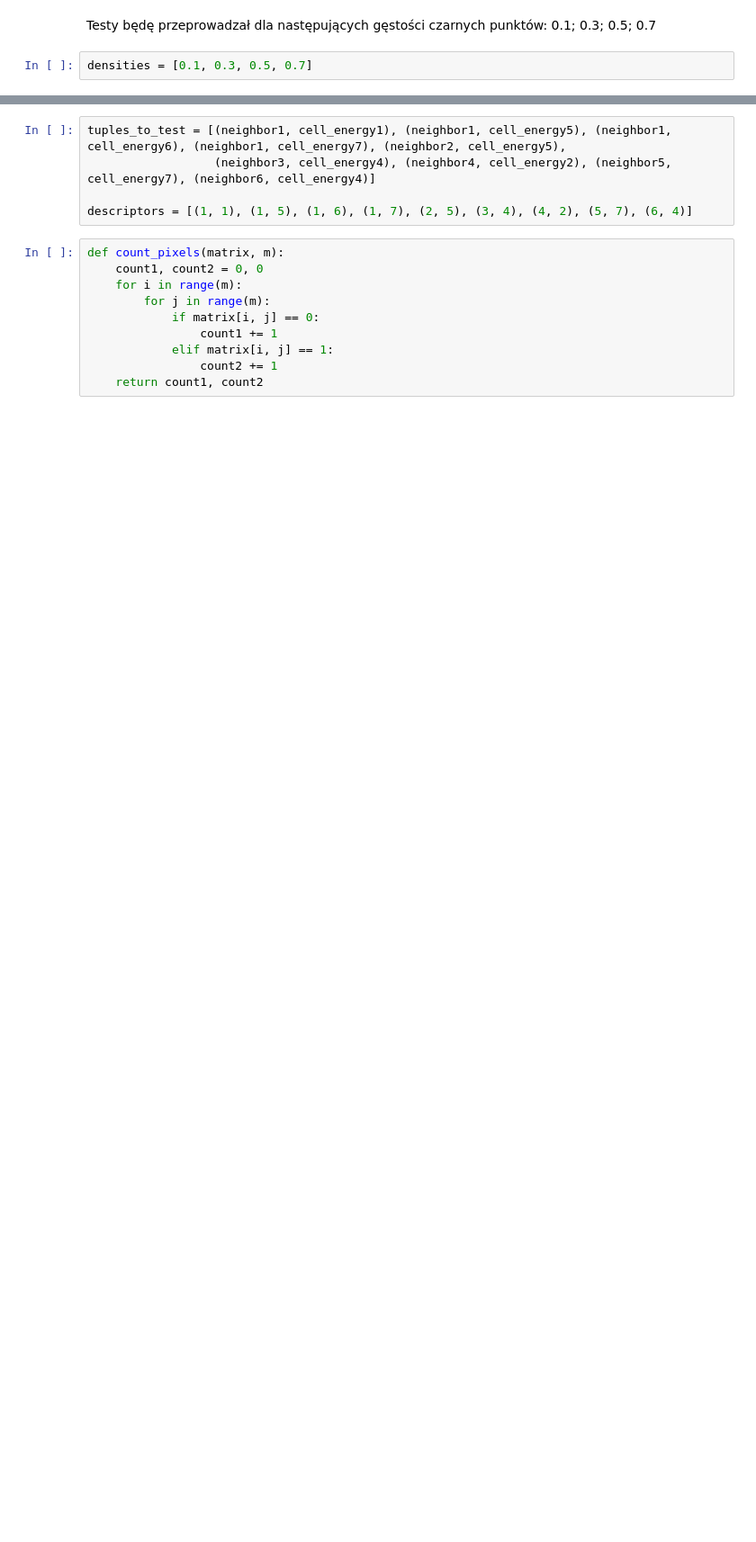
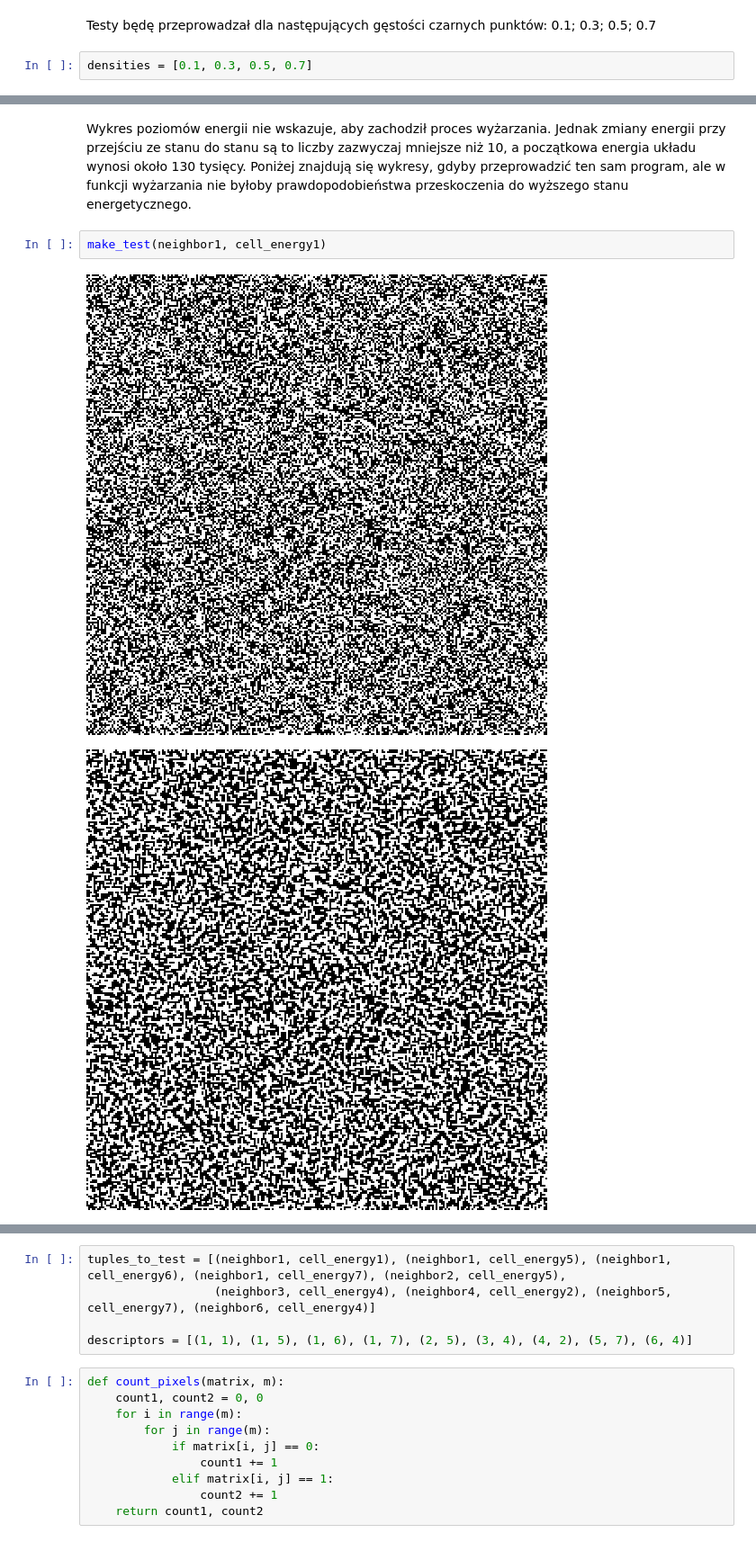
Before and after one commit to michal200292/Numericke-metody, a Jupyter notebook: lab4/zad2.ipynb, the cells around one changed output, grey strips where cells are left out. Shown: that part at 90% size. Saved outputs shown, nothing was run; the diff lists cells and outputs as text; blank space fills up the shorter version.

```diff
--- a/lab4/zad2.ipynb
+++ b/lab4/zad2.ipynb
@@ -273,0 +295,7 @@ densities = [0.1, 0.3, 0.5, 0.7]
+# %% [markdown]
+Wykres poziomów energii nie wskazuje, aby zachodził proces wyżarzania. Jednak zmiany energii przy przejściu ze stanu do stanu są to liczby zazwyczaj mniejsze niż 10, a początkowa energia układu wynosi około 130 tysięcy. Poniżej znajdują się wykresy, gdyby przeprowadzić ten sam program, ale w funkcji wyżarzania nie byłoby prawdopodobieństwa przeskoczenia do wyższego stanu energetycznego.
+# %%
+make_test(neighbor1, cell_energy1)
+# %% [output]
+[figure, added]
+[figure, added]
```
Also changed, not shown: parts of 17 cells of this notebook, 18 other files.
